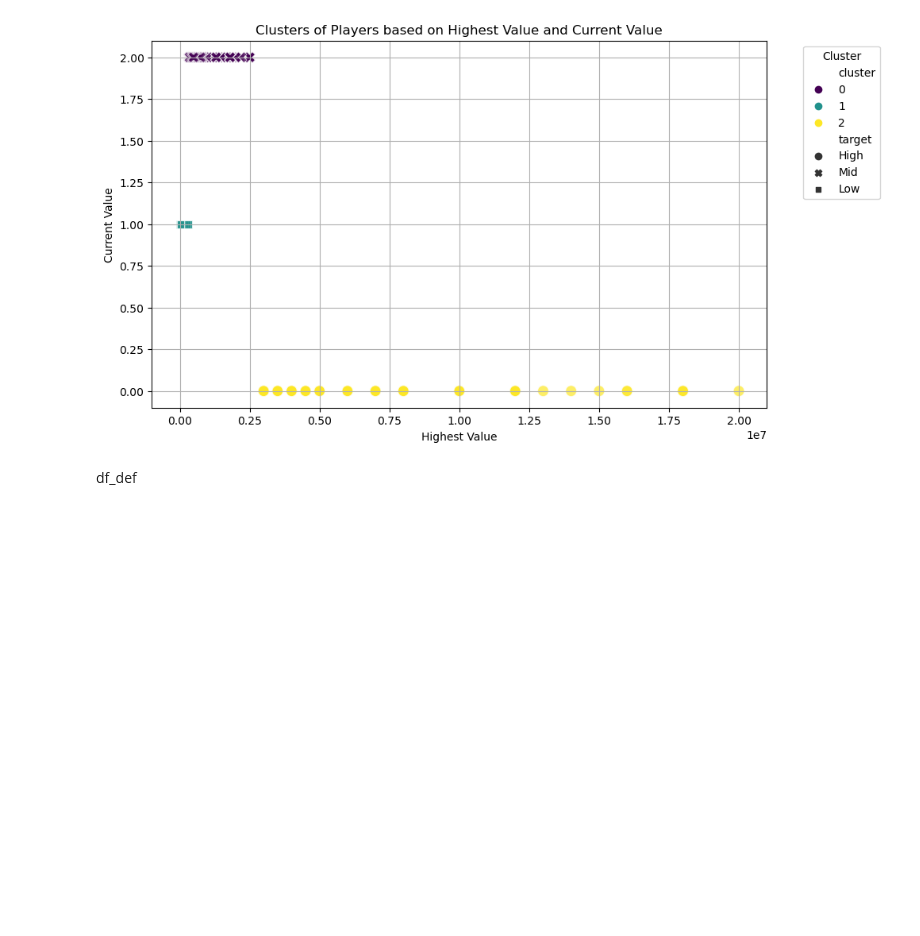
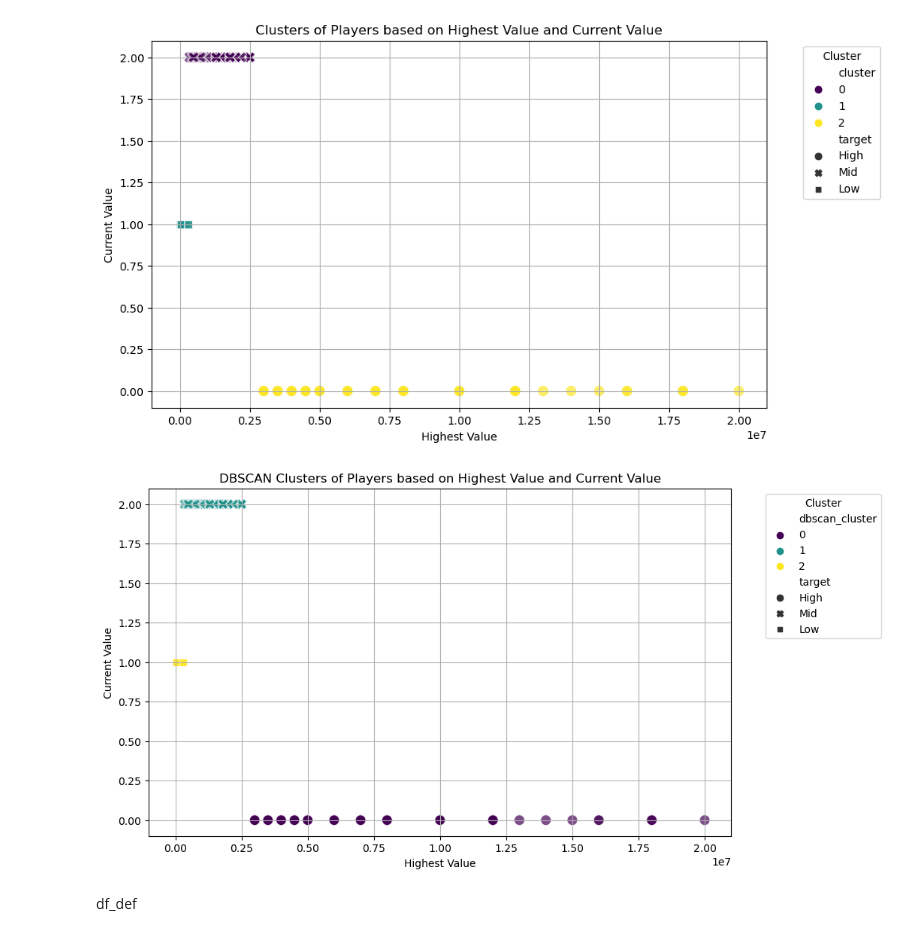
Before and after one commit to Faris35/Usecase-7, a Jupyter notebook: Use_case_7.ipynb, the cells around one changed output. Cells and saved outputs as stored; diff of their text form; code cells hidden in the pictures; blank space fills up the shorter version.

```diff
--- a/Use_case_7.ipynb
+++ b/Use_case_7.ipynb
@@ -1381,6 +1382,22 @@ plt.grid(True)
 plt.show()
 # %% [output]
 [figure]
+# %%
+# Perform DBSCAN clustering
+dbscan = DBSCAN(eps=0.5, min_samples=5)
+df_gk['dbscan_cluster'] = dbscan.fit_predict(df_gk[['target_encoded']])
+
+# Visualization
+plt.figure(figsize=(10, 6))
+sns.scatterplot(data=df_gk, x='current_value', y='target_encoded', hue='dbscan_cluster', palette='viridis', style='target', s=100, alpha=0.7)
+plt.title('DBSCAN Clusters of Players based on Highest Value and Current Value')
+plt.xlabel('Highest Value')
+plt.ylabel('Current Value')
+plt.legend(title='Cluster', bbox_to_anchor=(1.05, 1), loc='upper left')
+plt.grid(True)
+plt.show()
+# %% [output]
+[figure, added]
 # %% [markdown]
 df_def
 # %%
```
Also changed, not shown: parts of 4 cells of this notebook.
